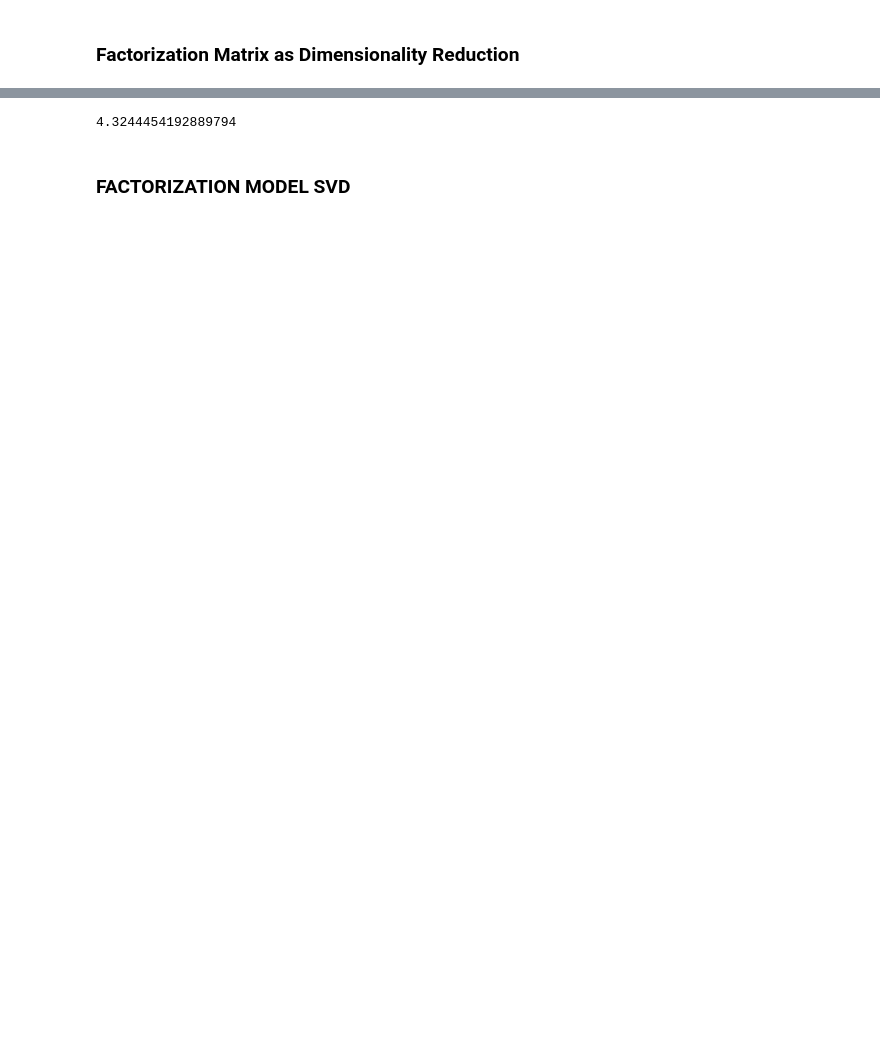
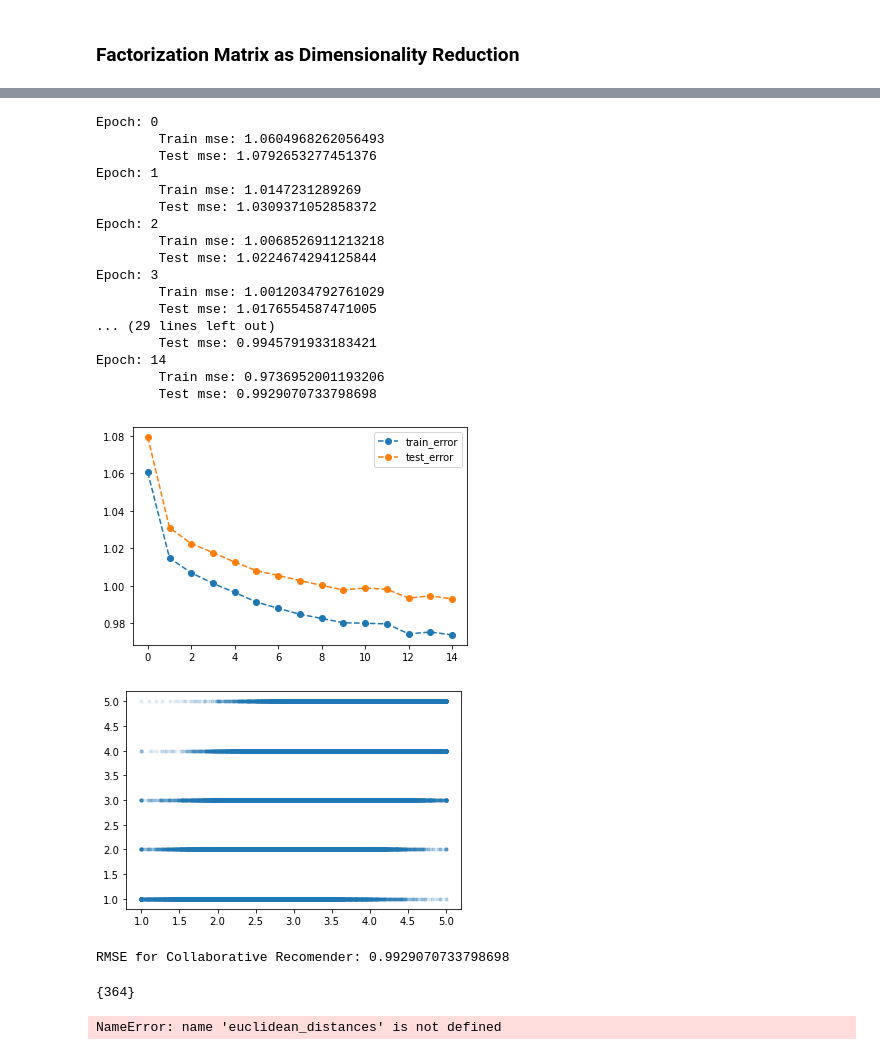
Before and after one commit to ssegui/recsysMaster2020, a Jupyter notebook: notebooks/Lesson4_Factorization_Models.ipynb, the cells around one changed output, grey strips where cells are left out. Drawn from its saved outputs; the diff is of its cells as text; code cells hidden in the pictures; blank space fills up the shorter version.

```diff
--- a/notebooks/Lesson4_Factorization_Models.ipynb
+++ b/notebooks/Lesson4_Factorization_Models.ipynb
@@ -123,6 +414,43 @@ class SVD_CollaborativeFiltering:
+# %%
+reco = RecSys_MF(data_train,num_components=3,learning_rate=0.02)
+reco.fit(n_epochs = 15)
+print('RMSE for Collaborative Recomender: %s' % evaluate(reco.predict,data_train,data_test))
+# %% [output]
+Epoch: 0
+        Train mse: 1.0604968262056493
+        Test mse: 1.0792653277451376
+Epoch: 1
+        Train mse: 1.0147231289269
+        Test mse: 1.0309371052858372
+Epoch: 2
+        Train mse: 1.0068526911213218
+        Test mse: 1.0224674294125844
+Epoch: 3
+        Train mse: 1.0012034792761029
+        Test mse: 1.0176554587471005
+... (29 lines left out)
+        Test mse: 0.9945791933183421
+Epoch: 14
+        Train mse: 0.9736952001193206
+        Test mse: 0.9929070733798698
+[figure, added]
+[figure, added]
+RMSE for Collaborative Recomender: 0.9929070733798698
+# %%
+print(set(reco.df[reco.df.title=='Lion King, The (1994)'].movie_id))
+# %% [output]
+{364}
+# %%
+movie_id = 1 #'Toy Story (1995)'
+movie_id = 364 #'Lion King, The (1994)'
+
+pairwise_distances = euclidean_distances(reco.item_vecs, reco.item_vecs)
+[(movie_id2title[reco.movies_index2id[item]],
+  item) for item in np.argsort(pairwise_distances[reco.movies_id2index[movie_id]])[0:6]]
+# %% [output]
+NameError: name 'euclidean_distances' is not defined
 # %%
-reco = SVD_CollaborativeFiltering(data_train,num_components=40)
-reco.learn()
-reco.estimate(user_id=2,movie_id=1)
+reco = RecSys_MF(data_train,num_components=100,
+                                  item_fact_reg=0.1,user_fact_reg=0.1)
+reco.fit(n_epochs = 20)
+reco.predict(user_id=2,movie_id=1)
-# %% [output]
-4.3244454192889794
@@ -131,2 +456,0 @@ print('RMSE for Collaborative Recomender: %s' % evaluate(reco.estimate,data_trai
-# %% [markdown]
-### FACTORIZATION MODEL SVD
```
Also changed, not shown: parts of 25 cells of this notebook.
